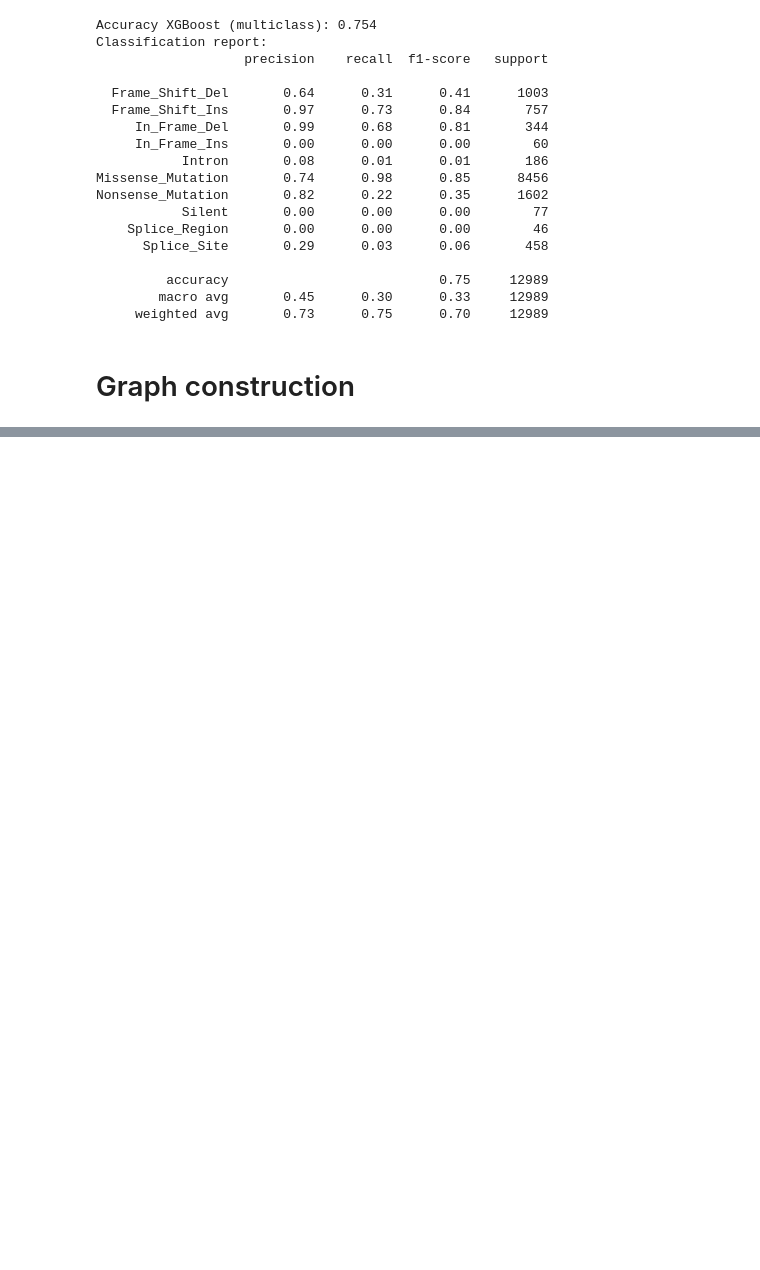
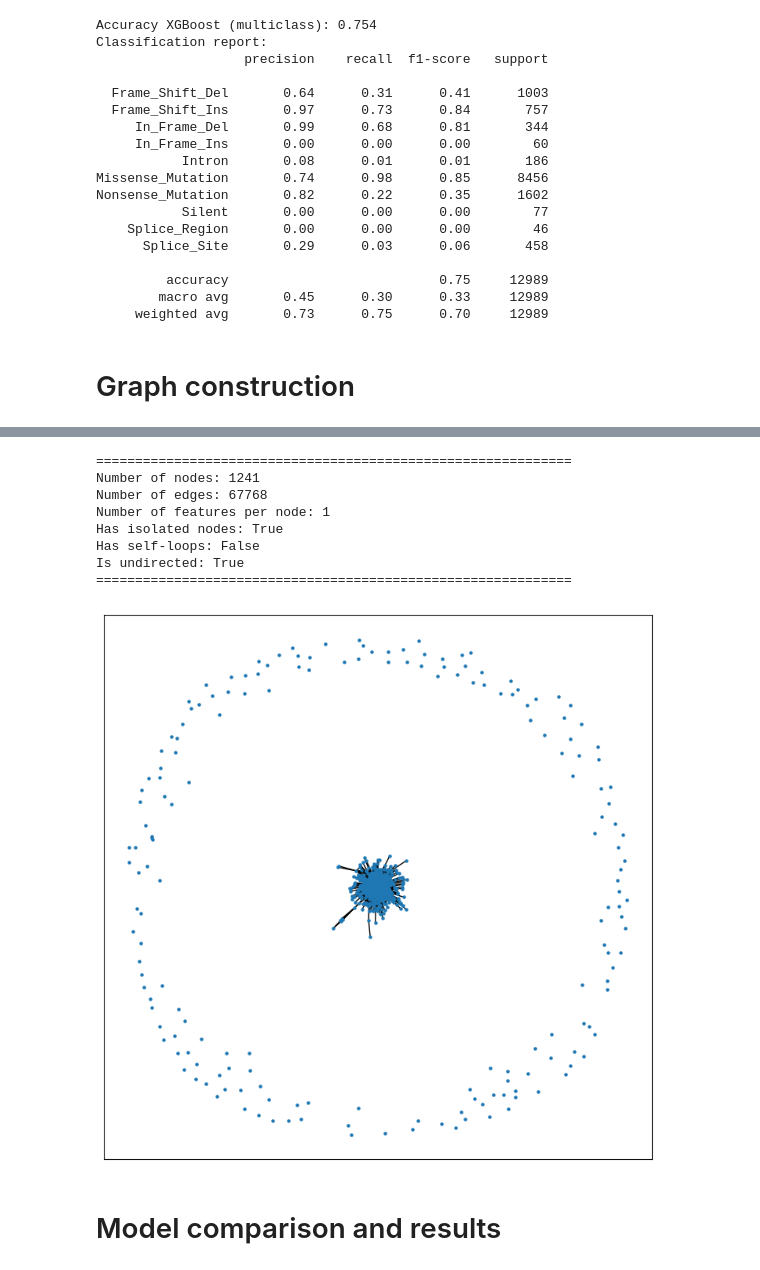
Before and after one commit to tommasoravasio/scRNAseq-GNN-multiclass-tp53, a Jupyter notebook: notebooks/main_experiment.ipynb, the cells around one changed output, grey strips where cells are left out. Saved outputs shown, nothing was run; the diff lists cells and outputs as text; code cells hidden in the pictures; blank space fills up the shorter version.

```diff
--- a/notebooks/main_experiment.ipynb
+++ b/notebooks/main_experiment.ipynb
@@ -536,0 +573,21 @@ Nonsense_Mutation       0.82      0.22      0.35      1602
+# %%
+#LOAD THE GRAPHS OBTAINED ON THE CLUSTER FOR HVG
+first_train_batch = torch.load("../output/graphs_HVG_None/train/batch_000.pt", weights_only=False)
+first_test_batch = torch.load("../output/graphs_HVG_None/test/batch_000.pt", weights_only=False)
+
+
+assert graph_constructor.check_graph_structure(first_train_batch), "The graphs in the train set do not have the same structure."
+assert graph_constructor.check_graph_structure(first_test_batch), "The graphs in the test set do not have the same structure."
+graph_constructor.get_info_and_plot_graph(first_train_batch)
+# %% [output]
+=============================================================
+Number of nodes: 1241
+Number of edges: 67768
+Number of features per node: 1
+Has isolated nodes: True
+Has self-loops: False
+Is undirected: True
+=============================================================
+[figure, added]
+# %% [markdown]
+# Model comparison and results
```
Also changed, not shown: parts of 4 cells of this notebook, 1 other file.
